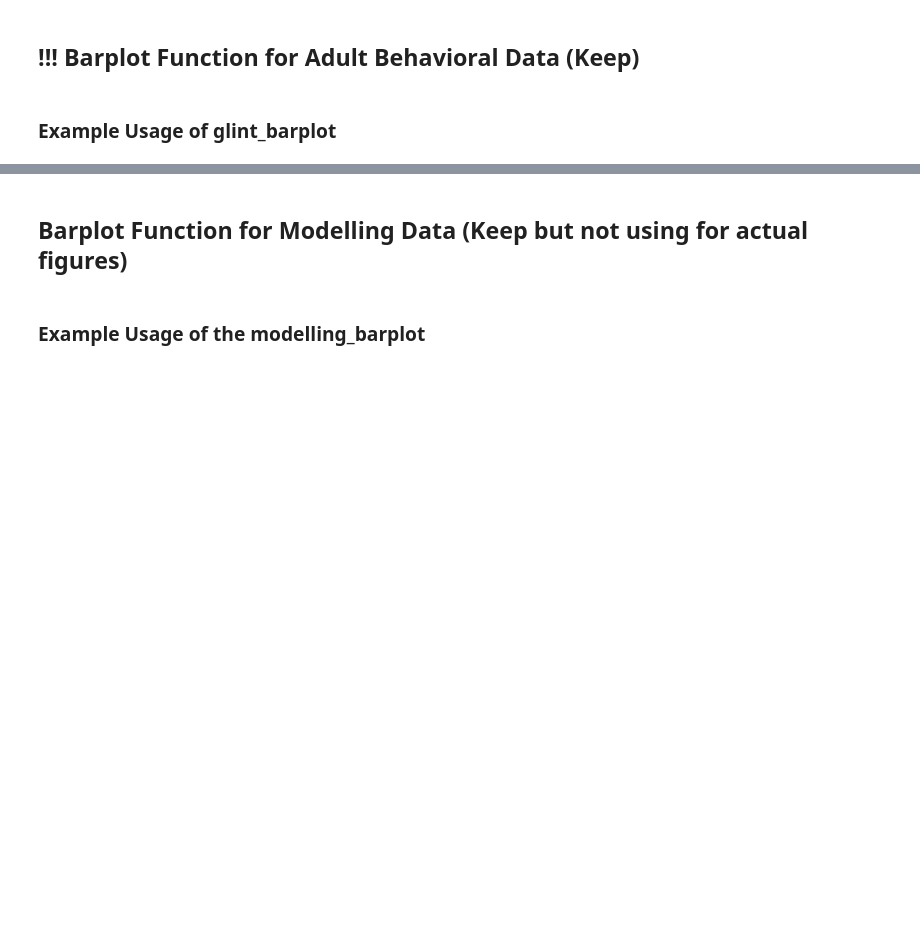
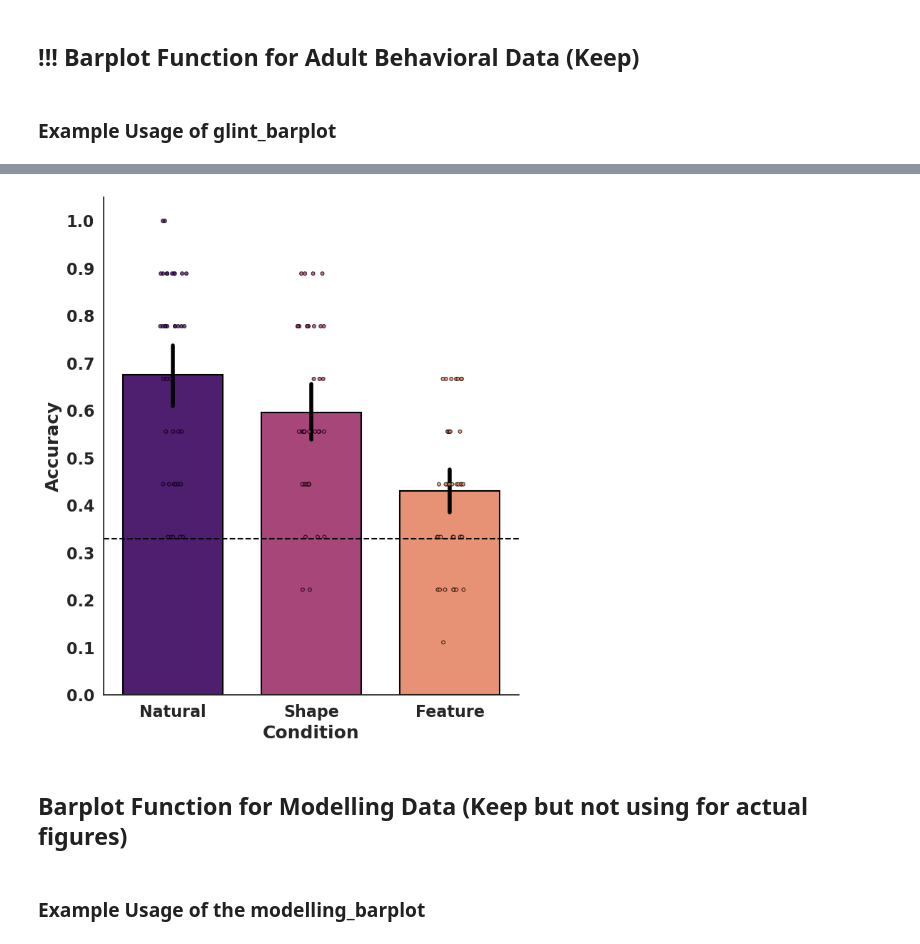
Before and after one commit to ars1399/glint_analysis, a Jupyter notebook: glint_figure_generator.ipynb, the cells around one changed output, grey strips where cells are left out. Saved outputs shown, nothing was run; the diff lists cells and outputs as text; code cells hidden in the pictures; blank space fills up the shorter version.

```diff
--- a/glint_figure_generator.ipynb
+++ b/glint_figure_generator.ipynb
@@ -239,3 +336,7 @@ plt.show()
+# %%
+child_barplot(child_novel_data, 0.33)
+# %% [output]
+[figure, added]
 # %% [markdown]
 ## Barplot Function for Modelling Data (Keep but not using for actual figures)
 # %%
```
Also changed, not shown: parts of 10 cells of this notebook, 1 other file.
